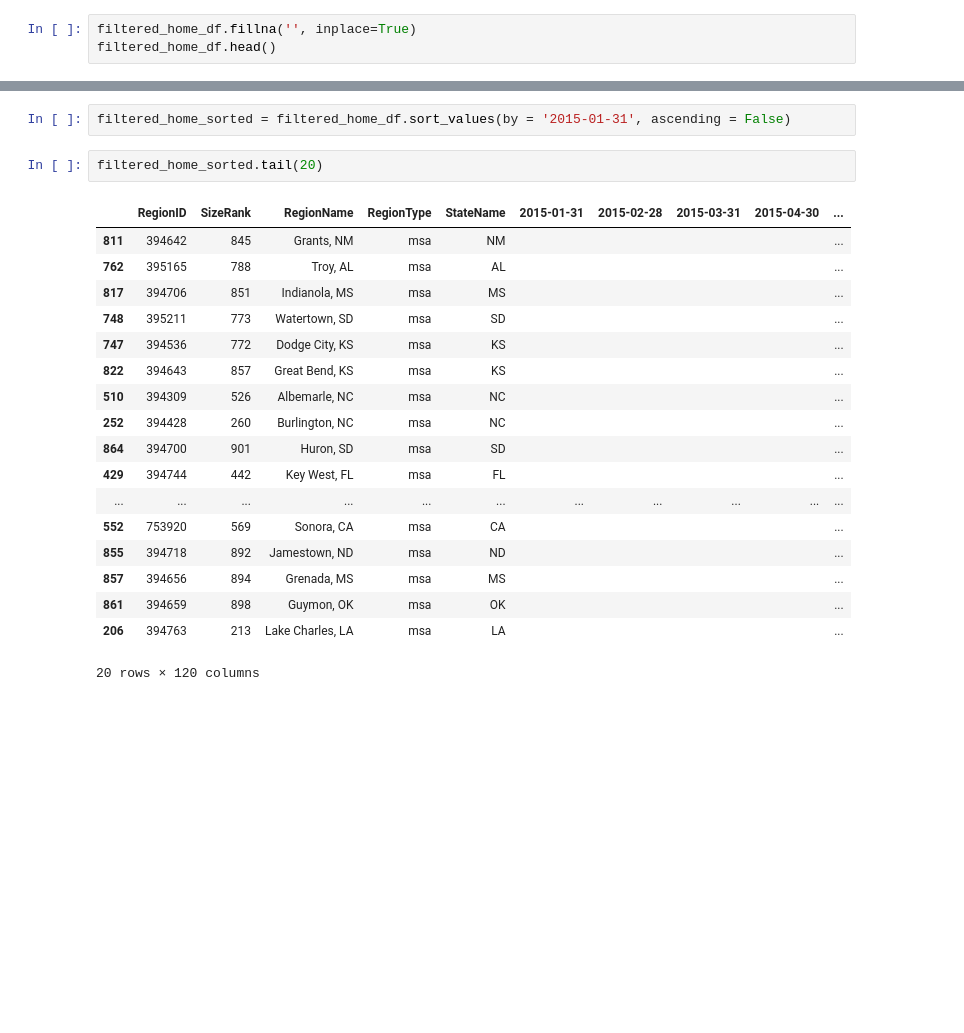
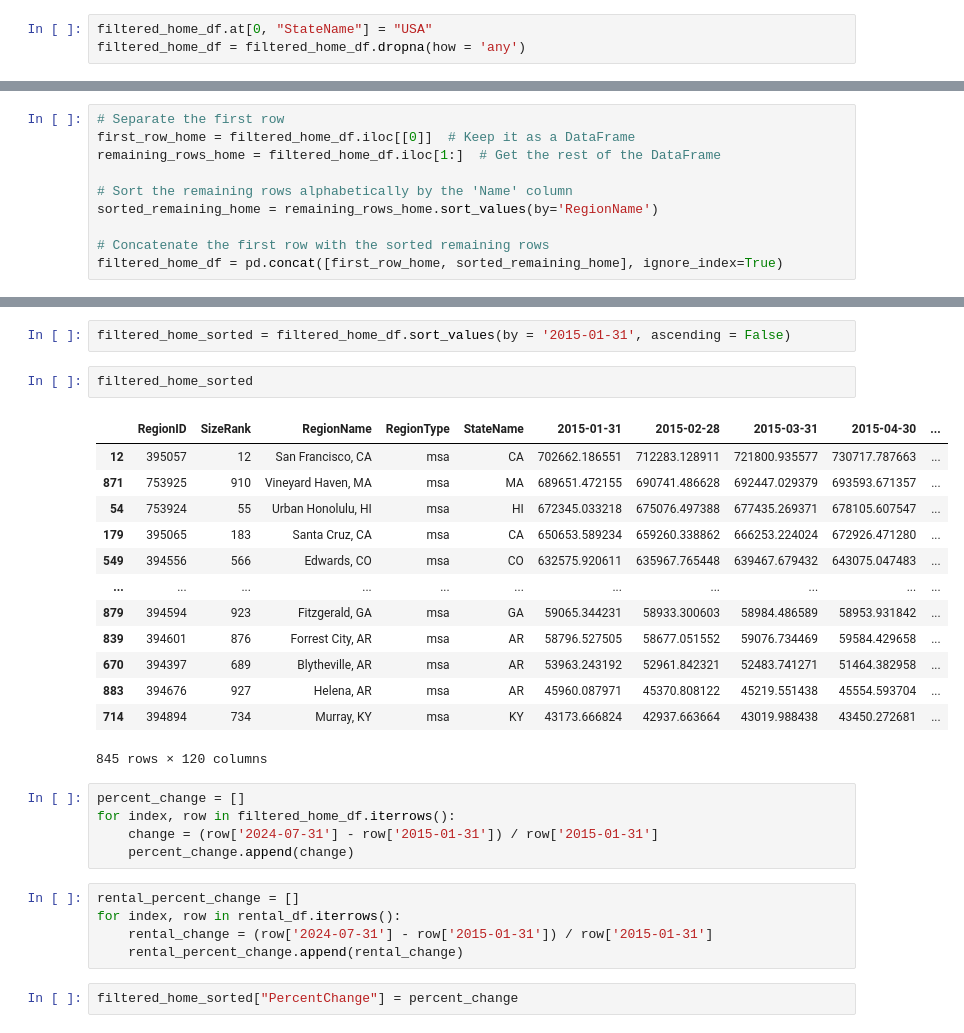
Before and after one commit to elgnol/RealEstate_Project_3, a Jupyter notebook: Analysis/Data_analysis_tatyana.ipynb, the cells around one changed output, grey strips where cells are left out. Cells and saved outputs as stored; diff of their text form; blank space fills up the shorter version.

Commit message:
sorted dataframes alphabetically and removed empty rows

```diff
--- a/Analysis/Data_analysis_tatyana.ipynb
+++ b/Analysis/Data_analysis_tatyana.ipynb
@@ -61,7 +93,7 @@ all_columns_to_keep = list(non_date_columns) + list(filtered_date_columns)
 # Filter the DataFrame
 filtered_home_df = home_df[all_columns_to_keep]
 # %%
-filtered_home_df.fillna('', inplace=True)
-filtered_home_df.head()
+filtered_home_df.at[0, "StateName"] = "USA"
+filtered_home_df = filtered_home_df.dropna(how = 'any')
 # %% [output]
 |  | RegionID | SizeRank | RegionName | RegionType | StateName | 2015-01-31 | 2015-02-28 | 2015-03-31 | 2015-04-30 | ... |
@@ -73,0 +112,10 @@ filtered_home_df.head()
+# %%
+# Separate the first row
+first_row_home = filtered_home_df.iloc[[0]]  # Keep it as a DataFrame
+remaining_rows_home = filtered_home_df.iloc[1:]  # Get the rest of the DataFrame
+
+# Sort the remaining rows alphabetically by the 'Name' column
+sorted_remaining_home = remaining_rows_home.sort_values(by='RegionName')
+
+# Concatenate the first row with the sorted remaining rows
+filtered_home_df = pd.concat([first_row_home, sorted_remaining_home], ignore_index=True)
@@ -158,23 +216,30 @@ rental_df.to_json('rental_df.json', orient='records', indent=4)
 # %%
 filtered_home_sorted = filtered_home_df.sort_values(by = '2015-01-31', ascending = False)
 # %%
-filtered_home_sorted.tail(20)
+filtered_home_sorted
 # %% [output]
 |  | RegionID | SizeRank | RegionName | RegionType | StateName | 2015-01-31 | 2015-02-28 | 2015-03-31 | 2015-04-30 | ... |
-| 811 | 394642 | 845 | Grants, NM | msa | NM |  |  |  |  | ... |
-| 762 | 395165 | 788 | Troy, AL | msa | AL |  |  |  |  | ... |
-| 817 | 394706 | 851 | Indianola, MS | msa | MS |  |  |  |  | ... |
-| 748 | 395211 | 773 | Watertown, SD | msa | SD |  |  |  |  | ... |
-| 747 | 394536 | 772 | Dodge City, KS | msa | KS |  |  |  |  | ... |
-| 822 | 394643 | 857 | Great Bend, KS | msa | KS |  |  |  |  | ... |
-| 510 | 394309 | 526 | Albemarle, NC | msa | NC |  |  |  |  | ... |
-| 252 | 394428 | 260 | Burlington, NC | msa | NC |  |  |  |  | ... |
-| 864 | 394700 | 901 | Huron, SD | msa | SD |  |  |  |  | ... |
-| 429 | 394744 | 442 | Key West, FL | msa | FL |  |  |  |  | ... |
+| 12 | 395057 | 12 | San Francisco, CA | msa | CA | 702662.186551 | 712283.128911 | 721800.935577 | 730717.787663 | ... |
+| 871 | 753925 | 910 | Vineyard Haven, MA | msa | MA | 689651.472155 | 690741.486628 | 692447.029379 | 693593.671357 | ... |
+| 54 | 753924 | 55 | Urban Honolulu, HI | msa | HI | 672345.033218 | 675076.497388 | 677435.269371 | 678105.607547 | ... |
+| 179 | 395065 | 183 | Santa Cruz, CA | msa | CA | 650653.589234 | 659260.338862 | 666253.224024 | 672926.471280 | ... |
+| 549 | 394556 | 566 | Edwards, CO | msa | CO | 632575.920611 | 635967.765448 | 639467.679432 | 643075.047483 | ... |
 | ... | ... | ... | ... | ... | ... | ... | ... | ... | ... | ... |
-| 552 | 753920 | 569 | Sonora, CA | msa | CA |  |  |  |  | ... |
-| 855 | 394718 | 892 | Jamestown, ND | msa | ND |  |  |  |  | ... |
-| 857 | 394656 | 894 | Grenada, MS | msa | MS |  |  |  |  | ... |
-| 861 | 394659 | 898 | Guymon, OK | msa | OK |  |  |  |  | ... |
-| 206 | 394763 | 213 | Lake Charles, LA | msa | LA |  |  |  |  | ... |
+| 879 | 394594 | 923 | Fitzgerald, GA | msa | GA | 59065.344231 | 58933.300603 | 58984.486589 | 58953.931842 | ... |
+| 839 | 394601 | 876 | Forrest City, AR | msa | AR | 58796.527505 | 58677.051552 | 59076.734469 | 59584.429658 | ... |
+| 670 | 394397 | 689 | Blytheville, AR | msa | AR | 53963.243192 | 52961.842321 | 52483.741271 | 51464.382958 | ... |
+| 883 | 394676 | 927 | Helena, AR | msa | AR | 45960.087971 | 45370.808122 | 45219.551438 | 45554.593704 | ... |
+| 714 | 394894 | 734 | Murray, KY | msa | KY | 43173.666824 | 42937.663664 | 43019.988438 | 43450.272681 | ... |
-20 rows × 120 columns
+845 rows × 120 columns
+# %%
+percent_change = []
+for index, row in filtered_home_df.iterrows():
+    change = (row['2024-07-31'] - row['2015-01-31']) / row['2015-01-31']
+    percent_change.append(change)
+# %%
+rental_percent_change = []
+for index, row in rental_df.iterrows():
+    rental_change = (row['2024-07-31'] - row['2015-01-31']) / row['2015-01-31']
+    rental_percent_change.append(rental_change)
+# %%
+filtered_home_sorted["PercentChange"] = percent_change
```
Also changed, not shown: parts of 11 cells of this notebook, 2 other files.
